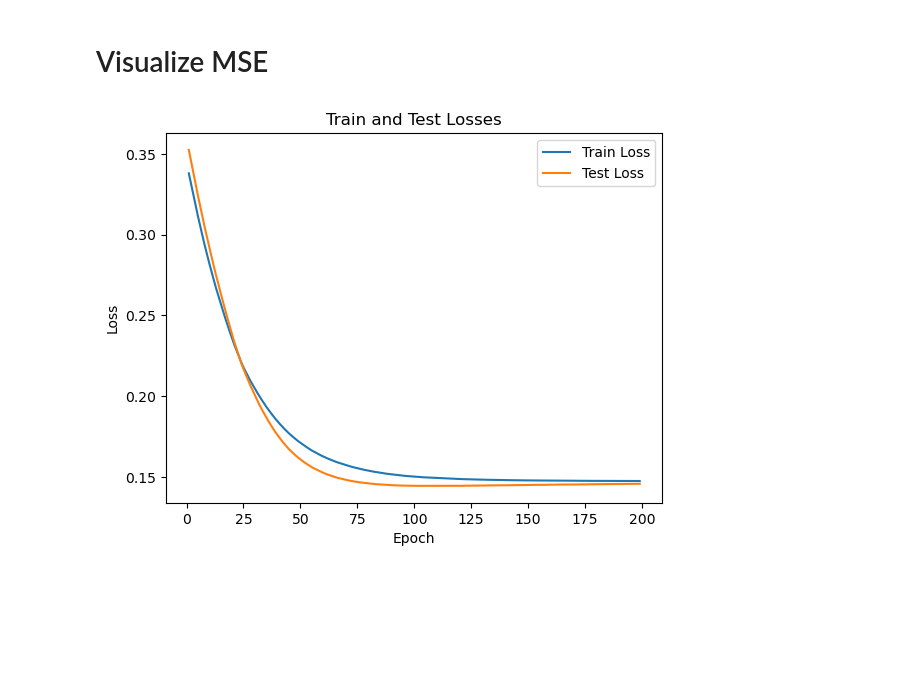
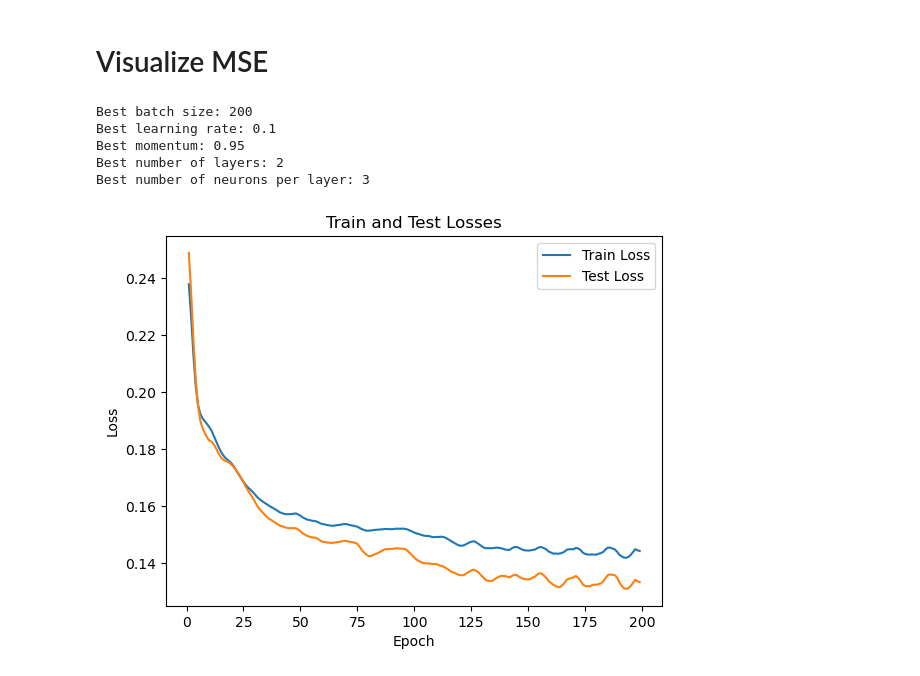
Before and after one commit to KilloPillers/ECS171-Project, a Jupyter notebook: Project.ipynb, the cells around one changed output. Drawn from its saved outputs; the diff is of its cells as text; code cells hidden in the pictures; blank space fills up the shorter version.

```diff
--- a/Project.ipynb
+++ b/Project.ipynb
@@ -69,7 +69,9 @@ df['Embarked'].fillna(df['Embarked'].mode()[0], inplace=True)
 df.drop('Cabin', axis=1, inplace=True)
 df.drop('PassengerId', axis=1, inplace=True)
 
-#df["Sex"] = df["Sex"].map({"male": 1, "female": 0})
+# Feature Engineering
+# Create a new feature FamilySize
+df['FamilySize'] = df['SibSp'] + df['Parch'] + 1
 
 display(df.head(5))
 
@@ -99,6 +101,10 @@ plt.show()
 
 # Survival rate by Parch
 sns.barplot(x='Parch', y='Survived', data=df)
+plt.show()
+
+# Survival rate by FamilySize
+sns.barplot(x='FamilySize', y='Survived', data=df)
 plt.show()
 
 # Survival rate by Fare
@@ -133,6 +139,9 @@ correlation_matrix = np.corrcoef(df.select_dtypes(include=[np.number]).values.T)
 sns.heatmap(correlation_matrix, annot=True, cmap='coolwarm', fmt=".2f", xticklabels=df.select_dtypes(include=[np.number]).columns, yticklabels=df.select_dtypes(include=[np.number]).columns)
 plt.title('Correlation Matrix Heatmap')
 plt.show()
+
+# drop SibSp and Parch
+df.drop(['SibSp', 'Parch'], axis=1, inplace=True)
 # %% [output]
 <class 'pandas.core.frame.DataFrame'>
 RangeIndex: 891 entries, 0 to 890
@@ -358,8 +511,8 @@ models = []
 for i in range(k):
   # Get the testing fold and the training folds
   # Example
-  # | --- --- --- --- *** --- --- --- --- --- --- --- |
-  #    0   1   2   3   4   5   6   7   8   9   10  11
+  # | --- --- --- --- *** --- --- --- --- --- |
+  #    0   1   2   3   4   5   6   7   8   9
   # * represents the testing fold
   # - represents the training fold
   # i = 0:
@@ -418,4 +571,7 @@ mean_R2 = np.mean(R2_scores)
 print()
 print("Mean MSE: ", mean_MSE)
 print("Mean R2: ", mean_R2)
+
+# Spliting the dataset into train and test sets [80:20]
+X_train, X_test, y_train, y_test = train_test_split(normalized_X, y, test_size=0.2, random_state=42)
 # %% [output]
@@ -498,16 +652,32 @@ Best score:  0.3815505293032584
 # %%
 import matplotlib.pyplot as plt
 from sklearn.metrics import mean_squared_error
+from scikeras.wrappers import KerasRegressor
 
 # grab the best hyperparameters
-best_batch_size = grid_result.best_params_['batch_size']
-best_learning_rate = grid_result.best_params_['model__learning_rate']
-best_neurons_per_layer = grid_result.best_params_['model__neurons_per_layer']
-best_num_layers = grid_result.best_params_['model__num_layers']
-best_momentum = grid_result.best_params_['model__momentum']
+if grid_result is None:
+    best_batch_size = 100
+    best_learning_rate = 0.1
+    best_momentum = 0.95
+    best_neurons_per_layer = 2
+    best_num_layers = 2
+else:
+    best_batch_size = grid_result.best_params_['batch_size']
+    best_learning_rate = grid_result.best_params_['model__learning_rate']
+    best_momentum = grid_result.best_params_['model__momentum']
+    best_num_layers = grid_result.best_params_['model__num_layers']
+    best_neurons_per_layer = grid_result.best_params_['model__neurons_per_layer']
+
+# Print the best hyperparameters
+print(f"Best batch size: {best_batch_size}")
+print(f"Best learning rate: {best_learning_rate}")
+print(f"Best momentum: {best_momentum}")
+print(f"Best number of layers: {best_num_layers}")
+print(f"Best number of neurons per layer: {best_neurons_per_layer}")
 
 # Create the best model
 best_model = create_model(learning_rate=best_learning_rate, momentum=best_momentum, num_layers=best_num_layers, neurons_per_layer=best_neurons_per_layer)
+model = KerasRegressor(model=best_model, epochs=200, batch_size=best_batch_size, verbose=0)
 
 # store the train and test losses
 train_losses = []
@@ -518,35 +688,41 @@ best_loss = float('inf')
 
 # Train the model
 for epoch in range(1, 200):
+    # Fit the model
     model.partial_fit(X_train, y_train)
 
     # Calculate train loss
     train_loss = mean_squared_error(y_train, model.predict(X_train))
     train_losses.append(train_loss)
 
     # Calculate test loss
     test_loss = mean_squared_error(y_test, model.predict(X_test))
     test_losses.append(test_loss)
 
     # Check to see if test loss has improved or not
     if test_loss < best_loss+0.001:
         best_loss = test_loss
         patience_counter = 0  # Reset patience counter
     else:
         patience_counter += 1
 
     # Stop training if patience is exceeded
     if patience_counter >= patience:
         print(f"Early stopping triggered at epoch {epoch}")
         break
 
 # Plot train and test losses
 plt.plot(np.arange(1, len(train_losses) + 1), train_losses, label='Train Loss')
 plt.plot(np.arange(1, len(test_losses) + 1), test_losses, label='Test Loss')
 plt.legend()
 plt.xlabel('Epoch')
 plt.ylabel('Loss')
 plt.title('Train and Test Losses')
 plt.show()
 # %% [output]
+Best batch size: 200
+Best learning rate: 0.1
+Best momentum: 0.95
+Best number of layers: 2
+Best number of neurons per layer: 3
-[figure, old version]
+[figure, new version]
```
Also changed, not shown: parts of 6 cells of this notebook, 1 other file.
